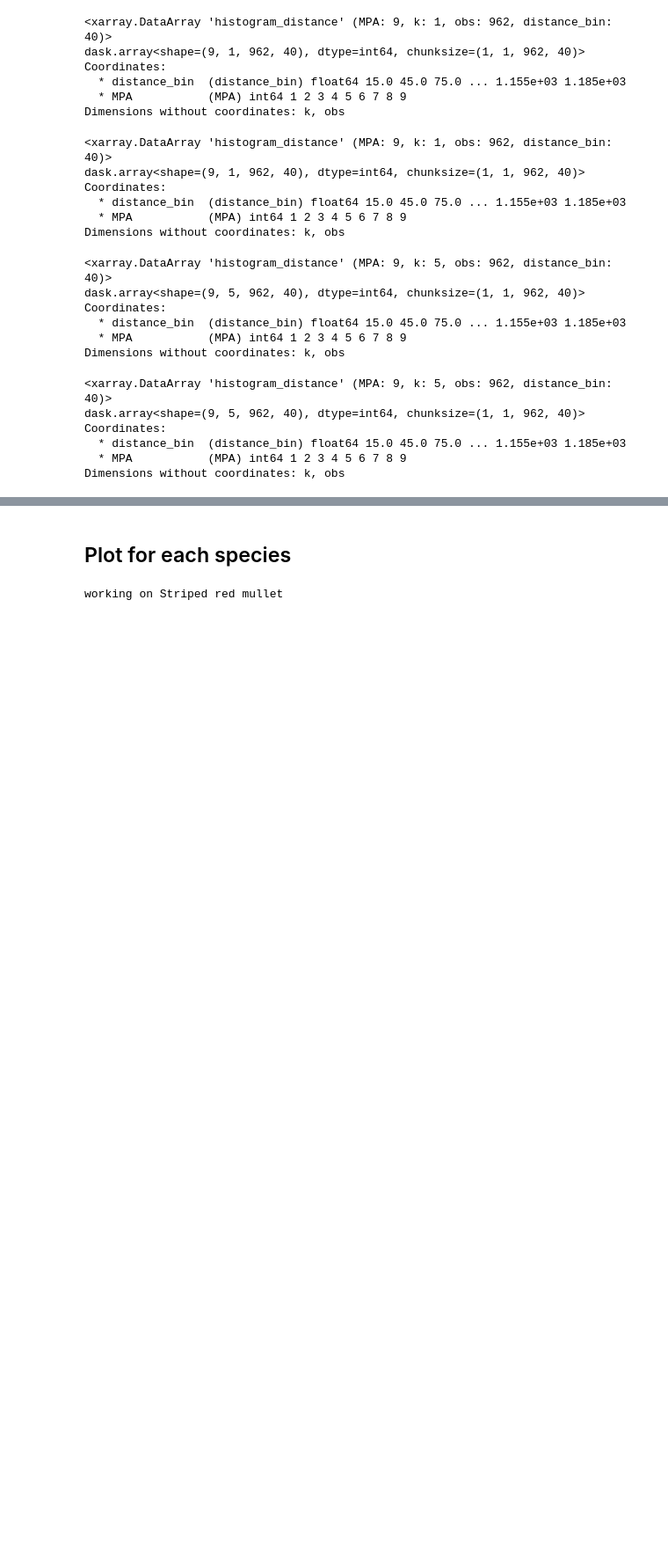
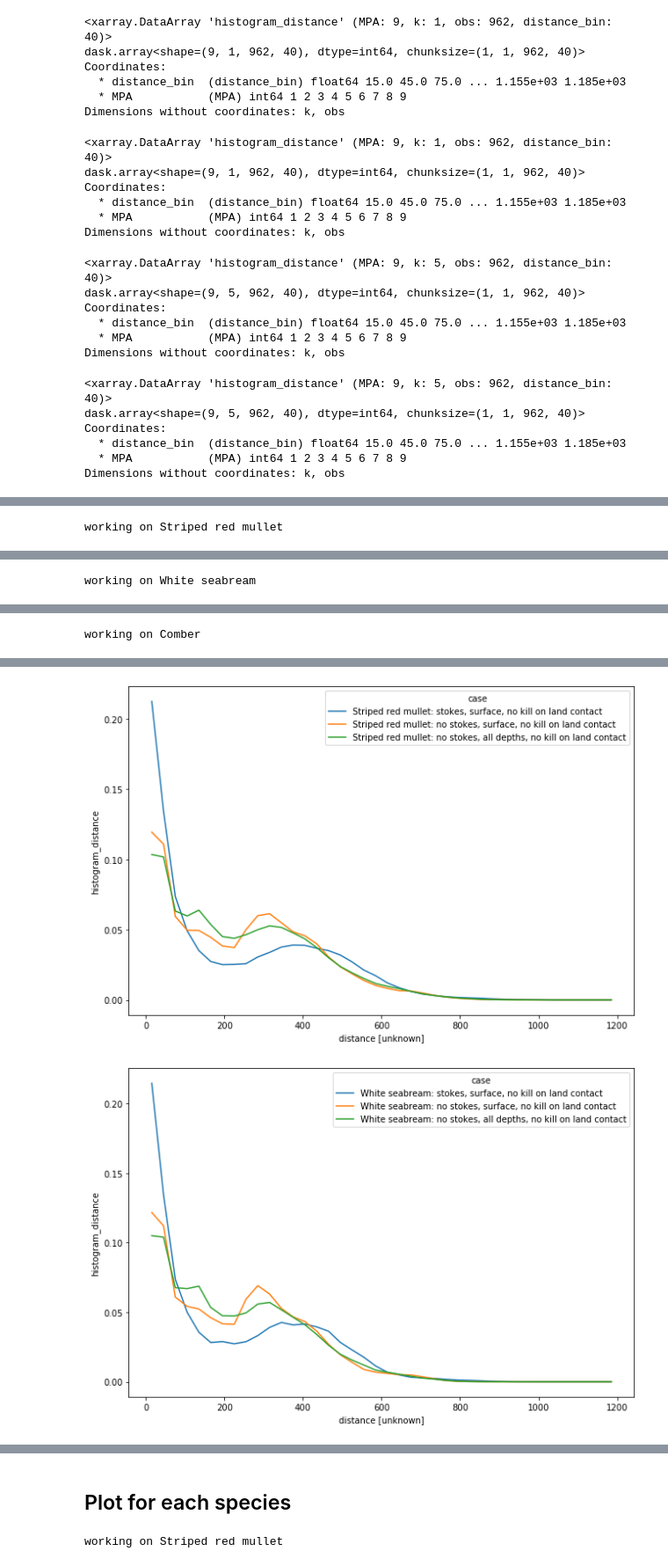
Before and after one commit to willirath/medseaconnectivity, a Jupyter notebook: notebooks/03_Distance_travelled_with_settling_period.ipynb, the cells around one changed output, grey strips where cells are left out. Shown at 88% size. Drawn from its saved outputs; the diff is of its cells as text; code cells hidden in the pictures; blank space fills up the shorter version.

```diff
--- a/notebooks/03_Distance_travelled_with_settling_period.ipynb
+++ b/notebooks/03_Distance_travelled_with_settling_period.ipynb
@@ -329,0 +407,24 @@ Dimensions without coordinates: k, obs
+# %%
+for current_species in species.keys():
+    print(f"working on {current_species}")
+    temp_hist = xr.concat(
+        [
+            restrict_hist(hist_stokes, k=0, current_species=current_species, sum_mpa=True),
+            restrict_hist(hist_nostokes, k=0, current_species=current_species, sum_mpa=True),
+            restrict_hist(hist_nostokes, k=range(1, 5), current_species=current_species, sum_mpa=True)
+
+        ], dim="case"
+    )
+
+    temp_hist.coords["case"] = [
+        f"{current_species}: stokes, surface, no kill on land contact",
+        f"{current_species}: no stokes, surface, no kill on land contact",
+        f"{current_species}: no stokes, all depths, no kill on land contact"]
+
+    temp_hist.compute(retries=40).plot(
+        x="distance_bin",
+        hue="case",
+        size=7
+    );
+# %% [output]
+working on Striped red mullet
@@ -329,0 +445 @@ Dimensions without coordinates: k, obs
+working on White seabream
@@ -329,0 +460 @@ Dimensions without coordinates: k, obs
+working on Comber
@@ -329,0 +474,2 @@ Dimensions without coordinates: k, obs
+[figure, added]
+[figure, added]
```
Also changed, not shown: parts of 14 cells of this notebook.
